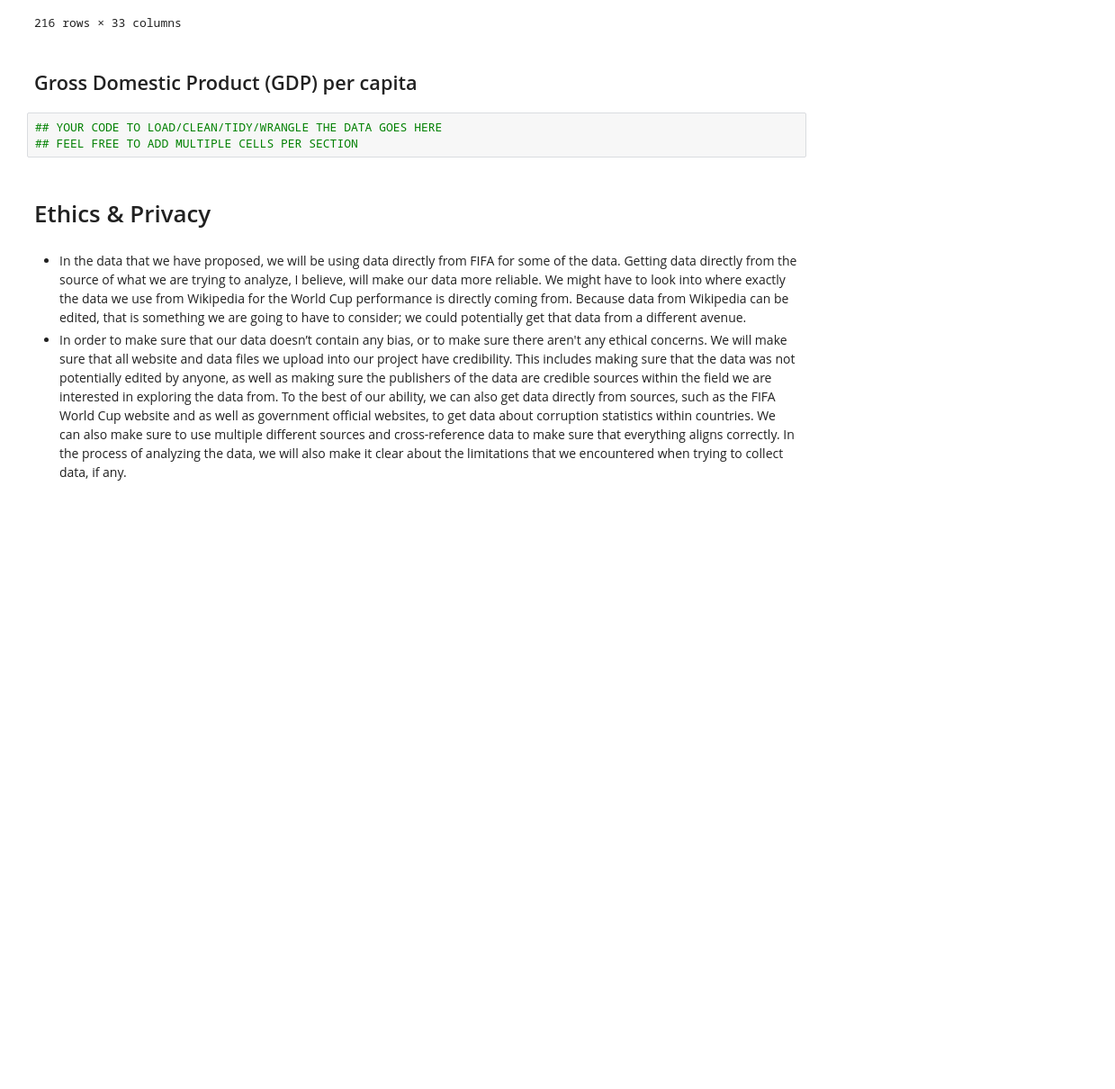
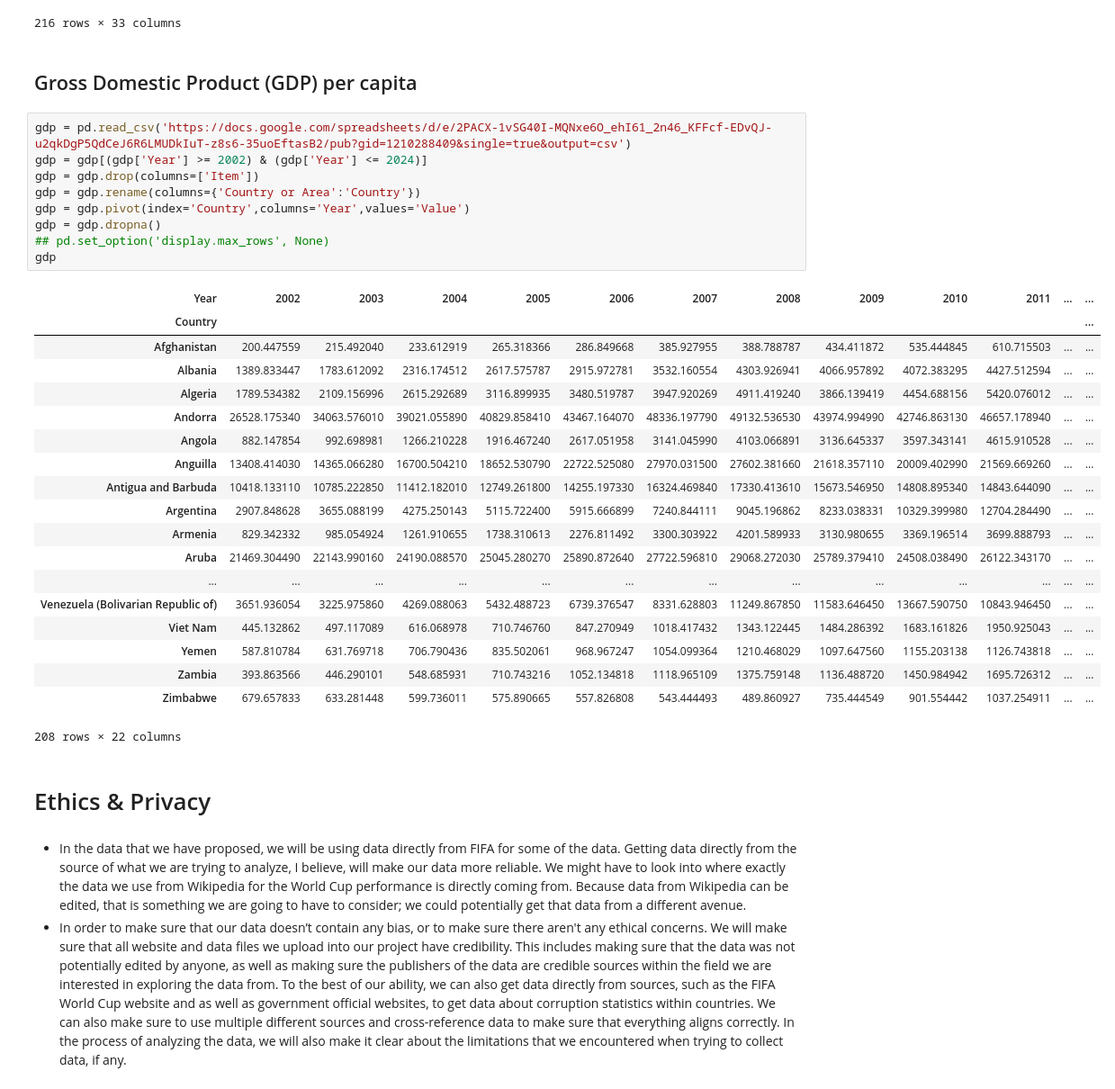
Before and after one commit to AdeyAA/The-Relationship-Between-a-Country-s-Corruption-Levels-and-Football-Performance, a Jupyter notebook: DataCheckpoint_Group011_SP25.ipynb, the cells around one changed output. Shown: that part at 90% size. Saved outputs shown, nothing was run; the diff lists cells and outputs as text; blank space fills up the shorter version.

```diff
--- a/DataCheckpoint_Group011_SP25.ipynb
+++ b/DataCheckpoint_Group011_SP25.ipynb
@@ -133,9 +133,35 @@ fifa_rankings
 216 rows × 33 columns
 # %% [markdown]
 ## Gross Domestic Product (GDP) per capita
-# %%
-## YOUR CODE TO LOAD/CLEAN/TIDY/WRANGLE THE DATA GOES HERE
-## FEEL FREE TO ADD MULTIPLE CELLS PER SECTION
+# %%
+gdp = pd.read_csv('https://docs.google.com/spreadsheets/d/e/2PACX-1vSG40I-MQNxe6O_ehI61_2n46_KFFcf-EDvQJ-u2qkDgP5QdCeJ6R6LMUDkIuT-z8s6-35uoEftasB2/pub?gid=1210288409&single=true&output=csv')
+gdp = gdp[(gdp['Year'] >= 2002) & (gdp['Year'] <= 2024)]
+gdp = gdp.drop(columns=['Item'])
+gdp = gdp.rename(columns={'Country or Area':'Country'})
+gdp = gdp.pivot(index='Country',columns='Year',values='Value')
+gdp = gdp.dropna()
+## pd.set_option('display.max_rows', None)
+gdp
+# %% [output]
+| Year | 2002 | 2003 | 2004 | 2005 | 2006 | 2007 | 2008 | 2009 | 2010 | 2011 | ... | ... |
+| Country |  |  |  |  |  |  |  |  |  |  |  | ... |
+| Afghanistan | 200.447559 | 215.492040 | 233.612919 | 265.318366 | 286.849668 | 385.927955 | 388.788787 | 434.411872 | 535.444845 | 610.715503 | ... | ... |
+| Albania | 1389.833447 | 1783.612092 | 2316.174512 | 2617.575787 | 2915.972781 | 3532.160554 | 4303.926941 | 4066.957892 | 4072.383295 | 4427.512594 | ... | ... |
+| Algeria | 1789.534382 | 2109.156996 | 2615.292689 | 3116.899935 | 3480.519787 | 3947.920269 | 4911.419240 | 3866.139419 | 4454.688156 | 5420.076012 | ... | ... |
+| Andorra | 26528.175340 | 34063.576010 | 39021.055890 | 40829.858410 | 43467.164070 | 48336.197790 | 49132.536530 | 43974.994990 | 42746.863130 | 46657.178940 | ... | ... |
+| Angola | 882.147854 | 992.698981 | 1266.210228 | 1916.467240 | 2617.051958 | 3141.045990 | 4103.066891 | 3136.645337 | 3597.343141 | 4615.910528 | ... | ... |
+| Anguilla | 13408.414030 | 14365.066280 | 16700.504210 | 18652.530790 | 22722.525080 | 27970.031500 | 27602.381660 | 21618.357110 | 20009.402990 | 21569.669260 | ... | ... |
+| Antigua and Barbuda | 10418.133110 | 10785.222850 | 11412.182010 | 12749.261800 | 14255.197330 | 16324.469840 | 17330.413610 | 15673.546950 | 14808.895340 | 14843.644090 | ... | ... |
+| Argentina | 2907.848628 | 3655.088199 | 4275.250143 | 5115.722400 | 5915.666899 | 7240.844111 | 9045.196862 | 8233.038331 | 10329.399980 | 12704.284490 | ... | ... |
+| Armenia | 829.342332 | 985.054924 | 1261.910655 | 1738.310613 | 2276.811492 | 3300.303922 | 4201.589933 | 3130.980655 | 3369.196514 | 3699.888793 | ... | ... |
+| Aruba | 21469.304490 | 22143.990160 | 24190.088570 | 25045.280270 | 25890.872640 | 27722.596810 | 29068.272030 | 25789.379410 | 24508.038490 | 26122.343170 | ... | ... |
+| ... | ... | ... | ... | ... | ... | ... | ... | ... | ... | ... | ... | ... |
+| Venezuela (Bolivarian Republic of) | 3651.936054 | 3225.975860 | 4269.088063 | 5432.488723 | 6739.376547 | 8331.628803 | 11249.867850 | 11583.646450 | 13667.590750 | 10843.946450 | ... | ... |
+| Viet Nam | 445.132862 | 497.117089 | 616.068978 | 710.746760 | 847.270949 | 1018.417432 | 1343.122445 | 1484.286392 | 1683.161826 | 1950.925043 | ... | ... |
+| Yemen | 587.810784 | 631.769718 | 706.790436 | 835.502061 | 968.967247 | 1054.099364 | 1210.468029 | 1097.647560 | 1155.203138 | 1126.743818 | ... | ... |
+| Zambia | 393.863566 | 446.290101 | 548.685931 | 710.743216 | 1052.134818 | 1118.965109 | 1375.759148 | 1136.488720 | 1450.984942 | 1695.726312 | ... | ... |
+| Zimbabwe | 679.657833 | 633.281448 | 599.736011 | 575.890665 | 557.826808 | 543.444493 | 489.860927 | 735.444549 | 901.554442 | 1037.254911 | ... | ... |
+208 rows × 22 columns
 # %% [markdown]
 # Ethics & Privacy
 # %% [markdown]
```
